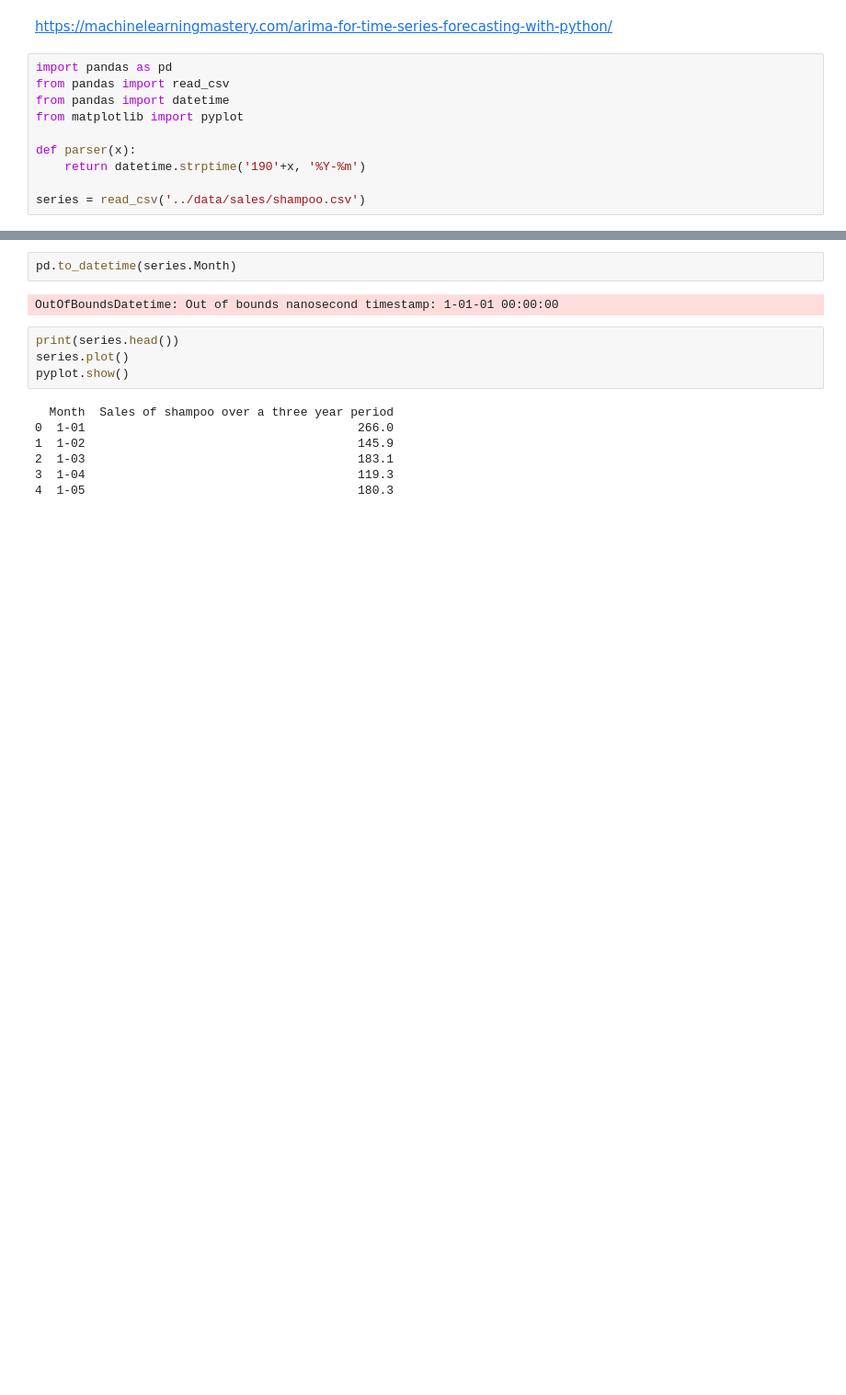
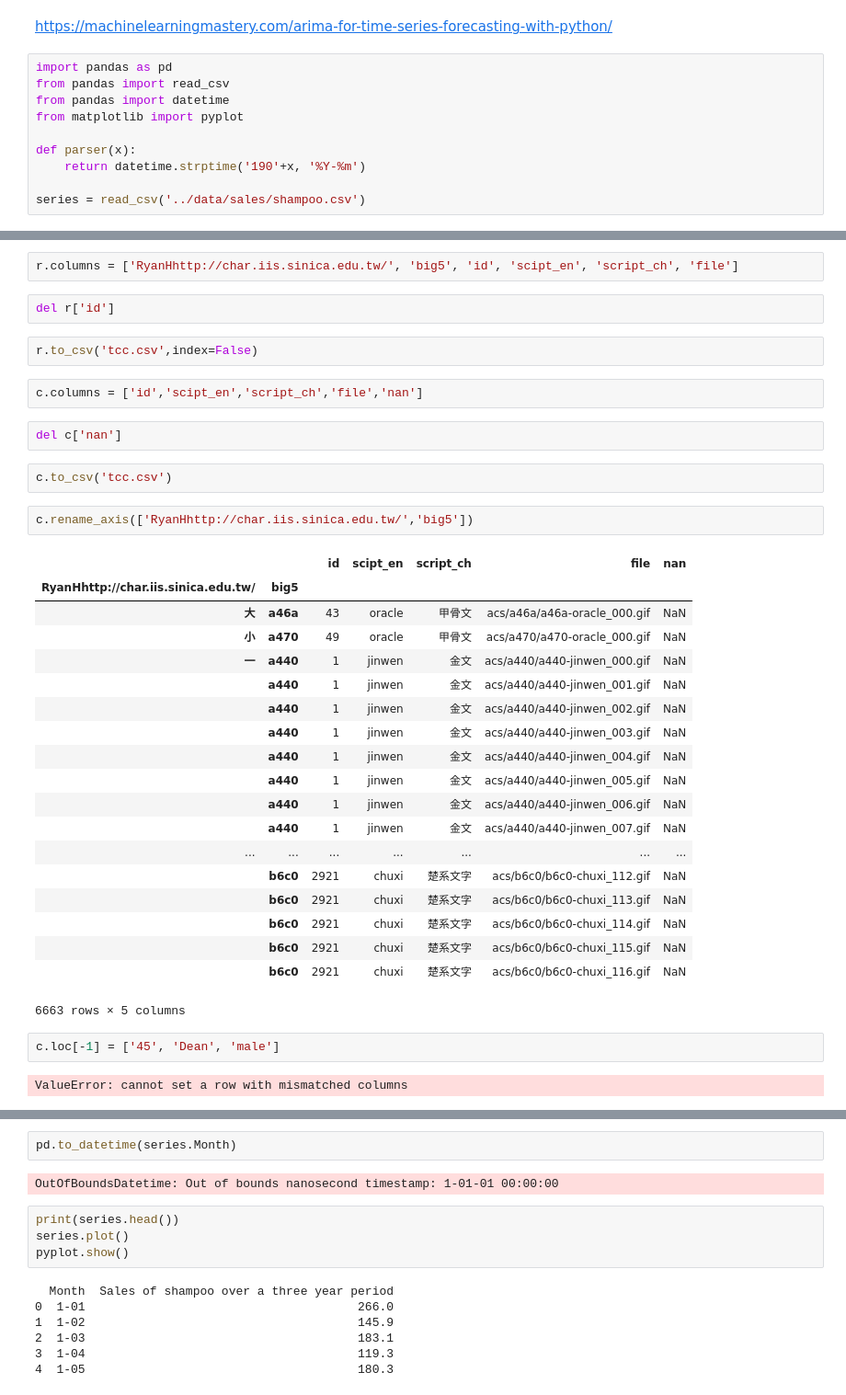
Before and after one commit to kimrharper/thinkful, a Jupyter notebook: capstone/demo-timeseries.ipynb, the cells around one changed output, grey strips where cells are left out. Shown: that part at 92% size. Saved outputs shown, nothing was run; the diff lists cells and outputs as text; blank space fills up the shorter version.

```diff
--- a/capstone/demo-timeseries.ipynb
+++ b/capstone/demo-timeseries.ipynb
@@ -12,0 +24,38 @@ series = read_csv('../data/sales/shampoo.csv')
+# %%
+r.columns = ['RyanHhttp://char.iis.sinica.edu.tw/', 'big5', 'id', 'scipt_en', 'script_ch', 'file']
+# %%
+del r['id']
+# %%
+r.to_csv('tcc.csv',index=False)
+# %%
+c.columns = ['id','scipt_en','script_ch','file','nan']
+# %%
+del c['nan']
+# %%
+c.to_csv('tcc.csv')
+# %%
+c.rename_axis(['RyanHhttp://char.iis.sinica.edu.tw/','big5'])
+# %% [output]
+|  |  | id | scipt_en | script_ch | file | nan |
+| RyanHhttp://char.iis.sinica.edu.tw/ | big5 |  |  |  |  |  |
+| 大 | a46a | 43 | oracle | 甲骨文 | acs/a46a/a46a-oracle_000.gif | NaN |
+| 小 | a470 | 49 | oracle | 甲骨文 | acs/a470/a470-oracle_000.gif | NaN |
+| 一 | a440 | 1 | jinwen | 金文 | acs/a440/a440-jinwen_000.gif | NaN |
+|  | a440 | 1 | jinwen | 金文 | acs/a440/a440-jinwen_001.gif | NaN |
+|  | a440 | 1 | jinwen | 金文 | acs/a440/a440-jinwen_002.gif | NaN |
+|  | a440 | 1 | jinwen | 金文 | acs/a440/a440-jinwen_003.gif | NaN |
+|  | a440 | 1 | jinwen | 金文 | acs/a440/a440-jinwen_004.gif | NaN |
+|  | a440 | 1 | jinwen | 金文 | acs/a440/a440-jinwen_005.gif | NaN |
+|  | a440 | 1 | jinwen | 金文 | acs/a440/a440-jinwen_006.gif | NaN |
+|  | a440 | 1 | jinwen | 金文 | acs/a440/a440-jinwen_007.gif | NaN |
+| ... | ... | ... | ... | ... | ... | ... |
+|  | b6c0 | 2921 | chuxi | 楚系文字 | acs/b6c0/b6c0-chuxi_112.gif | NaN |
+|  | b6c0 | 2921 | chuxi | 楚系文字 | acs/b6c0/b6c0-chuxi_113.gif | NaN |
+|  | b6c0 | 2921 | chuxi | 楚系文字 | acs/b6c0/b6c0-chuxi_114.gif | NaN |
+|  | b6c0 | 2921 | chuxi | 楚系文字 | acs/b6c0/b6c0-chuxi_115.gif | NaN |
+|  | b6c0 | 2921 | chuxi | 楚系文字 | acs/b6c0/b6c0-chuxi_116.gif | NaN |
+6663 rows × 5 columns
+# %%
+c.loc[-1] = ['45', 'Dean', 'male']
+# %% [output]
+ValueError: cannot set a row with mismatched columns
```
Also changed, not shown: parts of 3 cells of this notebook.
